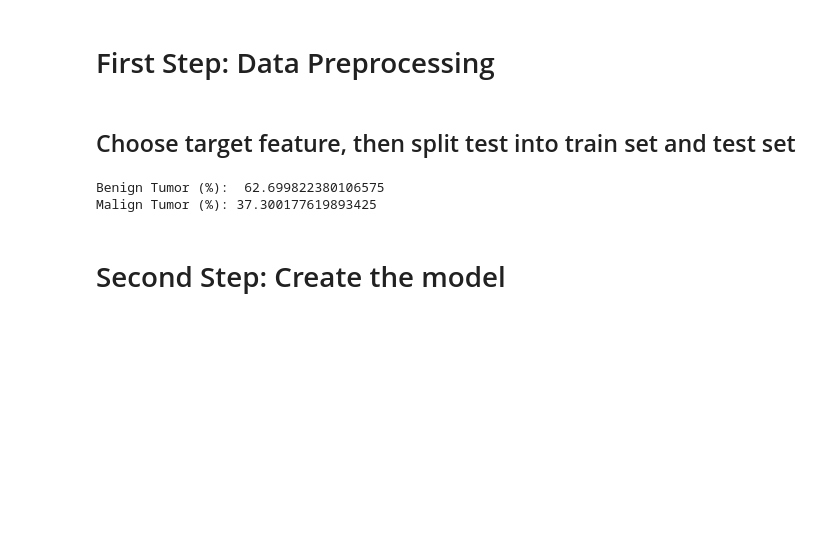
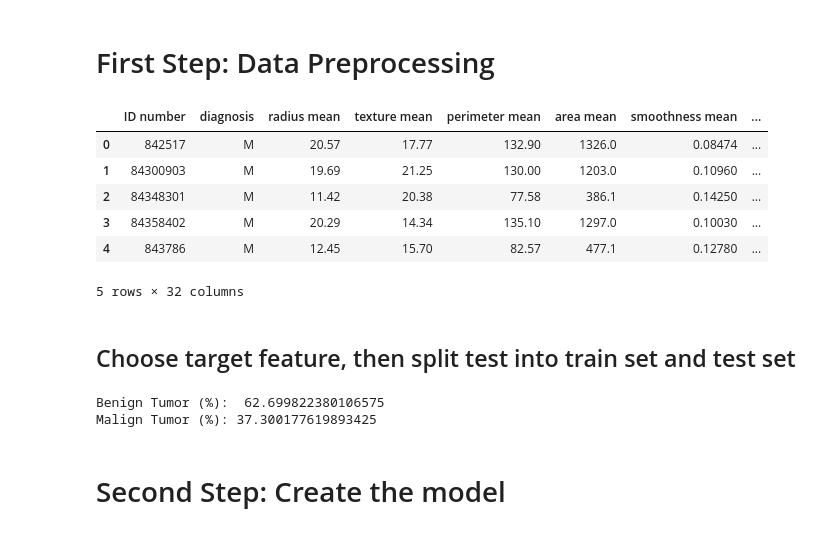
Before and after one commit to antoniop-dev/machine-learning-lab, a Jupyter notebook: Exercises/ML_foundamentals/Logistic Regression/BreastCancerPredictor.ipynb, the cells around one changed output. Saved outputs shown, nothing was run; the diff lists cells and outputs as text; code cells hidden in the pictures; blank space fills up the shorter version.

```diff
--- a/Exercises/ML_foundamentals/Logistic Regression/BreastCancerPredictor.ipynb
+++ b/Exercises/ML_foundamentals/Logistic Regression/BreastCancerPredictor.ipynb
@@ -13,6 +15,16 @@ RANDOM_SEED = 0
 # %%
 #Read all data
 data = pd.read_csv("https://raw.githubusercontent.com/ProfAI/machine-learning-fondamenti/main/datasets/breast_cancer.csv")
+# %%
+data.head()
+# %% [output]
+|  | ID number | diagnosis | radius mean | texture mean | perimeter mean | area mean | smoothness mean | ... |
+| 0 | 842517 | M | 20.57 | 17.77 | 132.90 | 1326.0 | 0.08474 | ... |
+| 1 | 84300903 | M | 19.69 | 21.25 | 130.00 | 1203.0 | 0.10960 | ... |
+| 2 | 84348301 | M | 11.42 | 20.38 | 77.58 | 386.1 | 0.14250 | ... |
+| 3 | 84358402 | M | 20.29 | 14.34 | 135.10 | 1297.0 | 0.10030 | ... |
+| 4 | 843786 | M | 12.45 | 15.70 | 82.57 | 477.1 | 0.12780 | ... |
+5 rows × 32 columns
 # %%
 #Create copy to not alter original data
 dataSet= data.copy()
```
Also changed, not shown: parts of 1 cell of this notebook, 11 other files.
